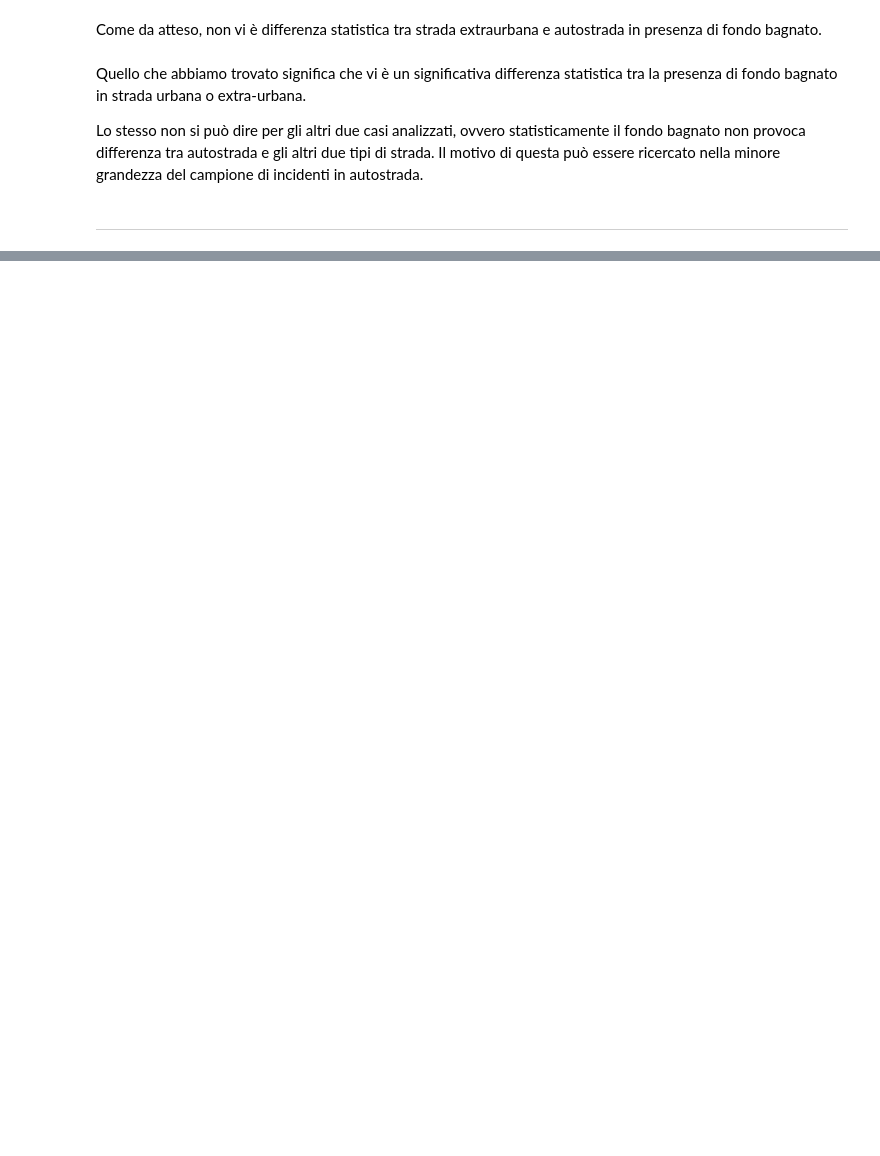
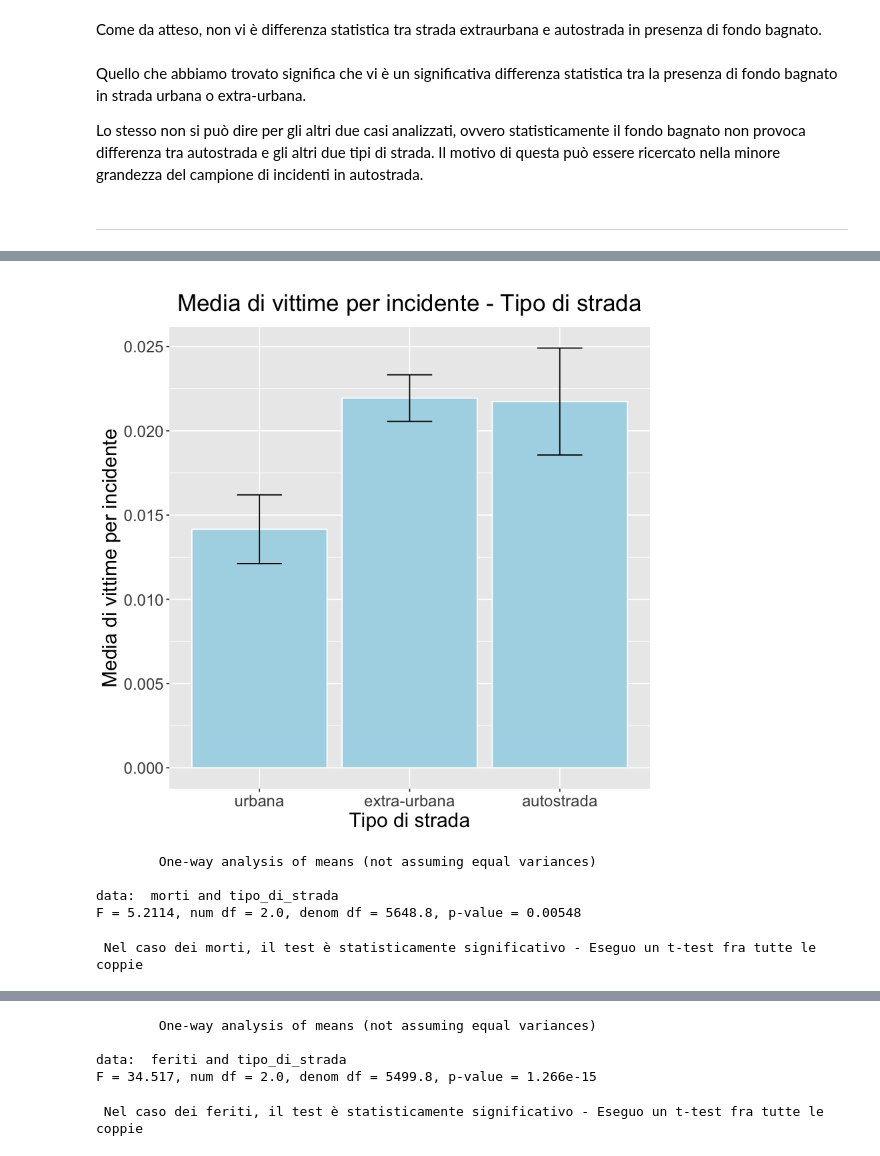
Before and after one commit to LeonardoAlchieri/car_accidents_italy, a Jupyter notebook: FINAL_notebook.ipynb, the cells around one changed output, grey strips where cells are left out. Drawn from its saved outputs; the diff is of its cells as text; code cells hidden in the pictures; blank space fills up the shorter version.

```diff
--- a/FINAL_notebook.ipynb
+++ b/FINAL_notebook.ipynb
@@ -966,0 +1495,75 @@ Lo stesso non si può dire per gli altri due casi analizzati, ovvero statisticam
+# %%
+#escludo le righe dove non è noto il tipo di strada
+sample_data_filt = sample_data[tipo_di_strada != "altro",]
+
+#comandi per il plot - morti
+SUM_STRADA = summarySE(sample_data_filt, measurevar = "morti", groupvars = c("tipo_di_strada"))
+SUM_STRADA$tipo_di_strada <- factor(SUM_STRADA$tipo_di_strada)
+levels(SUM_STRADA$tipo_di_strada) <- c("urbana", "extra-urbana", "autostrada")
+bar_dea_strada <- ggplot(SUM_STRADA, aes(x=tipo_di_strada, y=morti)) +
+              geom_bar(position=position_dodge(), stat="identity", color="white", fill="lightblue") +
+              geom_errorbar(aes(ymin=morti-se, ymax=morti+se),
+                            width=.3,                    # Width of the error bars
+                            position=position_dodge(.9)
+                           ) +
+              labs(
+                    title = "Media di vittime per incidente - Tipo di strada",
+                    x = "Tipo di strada",
+                    y = "Media di vittime per incidente"
+                   ) +
+              theme(
+                    text = element_text(size=18),
+                    plot.title = element_text(size = 21, vjust = 1, margin = margin(10,0,10,0), hjust = 0.5),
+                    )
+
+
+#test - morti
+test_strada_morti <- oneway.test(morti ~ tipo_di_strada, data = sample_data_filt)
+test_coppie_strada_morti <- pairwise.t.test(sample_data_filt$morti, sample_data_filt$tipo_di_strada)
+
+
+#comandi per il plot - feriti
+SUM_STRADA = summarySE(sample_data_filt, measurevar = "feriti", groupvars = c("tipo_di_strada"))
+SUM_STRADA$tipo_di_strada <- factor(SUM_STRADA$tipo_di_strada)
+levels(SUM_STRADA$tipo_di_strada) <- c("urbana", "extra-urbana", "autostrada")
+bar_inj_strada <- ggplot(SUM_STRADA, aes(x=tipo_di_strada, y=feriti)) +
+                  geom_bar(position=position_dodge(), stat="identity", color="white", fill="lightblue") +
+                  geom_errorbar(aes(ymin=feriti-se, ymax=feriti+se),
+                                width=.3,                    # Width of the error bars
+                                position=position_dodge(.9)
+                               ) +
+                  labs(
+                        title = "Media di feriti per incidente - Tipo di strada",
+                        x = "Tipo di strada",
+                        y = "Media di feriti per incidente"
+                       ) +
+                  theme(
+                        text = element_text(size=18),
+                        plot.title = element_text(size = 21, vjust = 1, margin = margin(10,0,10,0), hjust = 0.5),
+                        )
+
+
+#test - feriti
+test_strada_feriti <- oneway.test(feriti ~ tipo_di_strada, data = sample_data_filt)
+test_coppie_strada_feriti <- pairwise.t.test(sample_data_filt$feriti, sample_data_filt$tipo_di_strada)
+
+
+#-------------------PLOT--------------
+bar_dea_strada
+bar_inj_strada
+
+#-------------------TEST--------------
+test_strada_morti
+cat("\n \n Nel caso dei morti, il test è statisticamente significativo - Eseguo un t-test fra tutte le coppie")
+test_coppie_strada_morti
+
+test_strada_feriti
+cat("\n \n Nel caso dei feriti, il test è statisticamente significativo - Eseguo un t-test fra tutte le coppie")
+test_coppie_strada_feriti
+# %% [output]
+[figure, added]
+        One-way analysis of means (not assuming equal variances)
+
+data:  morti and tipo_di_strada
+F = 5.2114, num df = 2.0, denom df = 5648.8, p-value = 0.00548
+ Nel caso dei morti, il test è statisticamente significativo - Eseguo un t-test fra tutte le coppie
@@ -966,0 +1579,5 @@ Lo stesso non si può dire per gli altri due casi analizzati, ovvero statisticam
+        One-way analysis of means (not assuming equal variances)
+
+data:  feriti and tipo_di_strada
+F = 34.517, num df = 2.0, denom df = 5499.8, p-value = 1.266e-15
+ Nel caso dei feriti, il test è statisticamente significativo - Eseguo un t-test fra tutte le coppie
```
Also changed, not shown: parts of 46 cells of this notebook.
